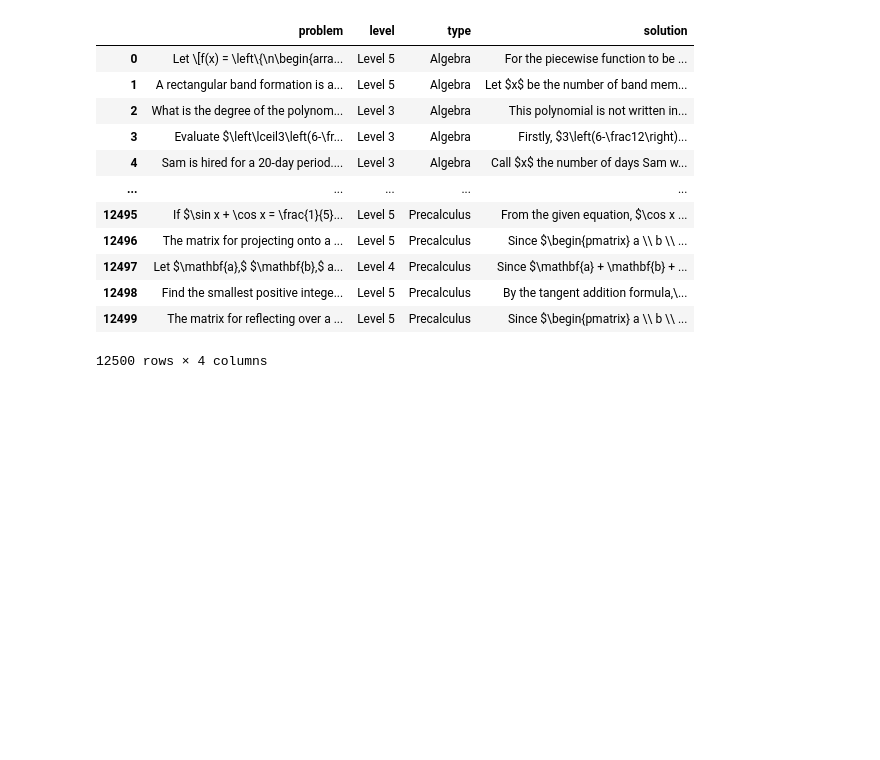
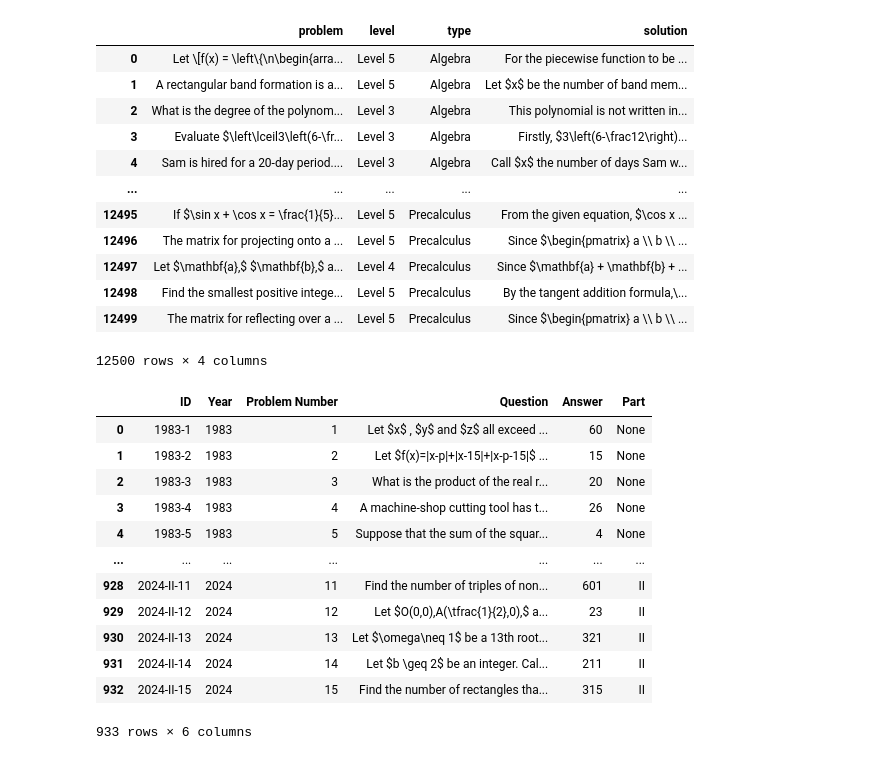
Before and after one commit to SebastianJitaru29/llm-think-too-much, a Jupyter notebook: notebooks/innitial_hs.ipynb, the cells around one changed output. Drawn from its saved outputs; the diff is of its cells as text; code cells hidden in the pictures; blank space fills up the shorter version.

```diff
--- a/notebooks/innitial_hs.ipynb
+++ b/notebooks/innitial_hs.ipynb
@@ -21,6 +21,23 @@ dataset_df
 | 12498 | Find the smallest positive intege... | Level 5 | Precalculus | By the tangent addition formula,\... |
 | 12499 | The matrix for reflecting over a ... | Level 5 | Precalculus | Since $\begin{pmatrix} a \\ b \\ ... |
 12500 rows × 4 columns
+# %%
+dataset_df = pd.read_parquet("/home4/s6019595/nlp/data/dataset_aime.parquet")
+dataset_df
+# %% [output]
+|  | ID | Year | Problem Number | Question | Answer | Part |
+| 0 | 1983-1 | 1983 | 1 | Let $x$ , $y$ and $z$ all exceed ... | 60 | None |
+| 1 | 1983-2 | 1983 | 2 | Let $f(x)=|x-p|+|x-15|+|x-p-15|$ ... | 15 | None |
+| 2 | 1983-3 | 1983 | 3 | What is the product of the real r... | 20 | None |
+| 3 | 1983-4 | 1983 | 4 | A machine-shop cutting tool has t... | 26 | None |
+| 4 | 1983-5 | 1983 | 5 | Suppose that the sum of the squar... | 4 | None |
+| ... | ... | ... | ... | ... | ... | ... |
+| 928 | 2024-II-11 | 2024 | 11 | Find the number of triples of non... | 601 | II |
+| 929 | 2024-II-12 | 2024 | 12 | Let $O(0,0),A(\tfrac{1}{2},0),$ a... | 23 | II |
+| 930 | 2024-II-13 | 2024 | 13 | Let $\omega\neq 1$ be a 13th root... | 321 | II |
+| 931 | 2024-II-14 | 2024 | 14 | Let $b \geq 2$ be an integer. Cal... | 211 | II |
+| 932 | 2024-II-15 | 2024 | 15 | Find the number of rectangles tha... | 315 | II |
+933 rows × 6 columns
 # %%
 device = torch.device('cuda' if torch.cuda.is_available() else 'cpu')
 model_path = "../models/L1-Qwen-1.5B-Exact"
```
Also changed, not shown: parts of 1 cell of this notebook, 34 other files.
